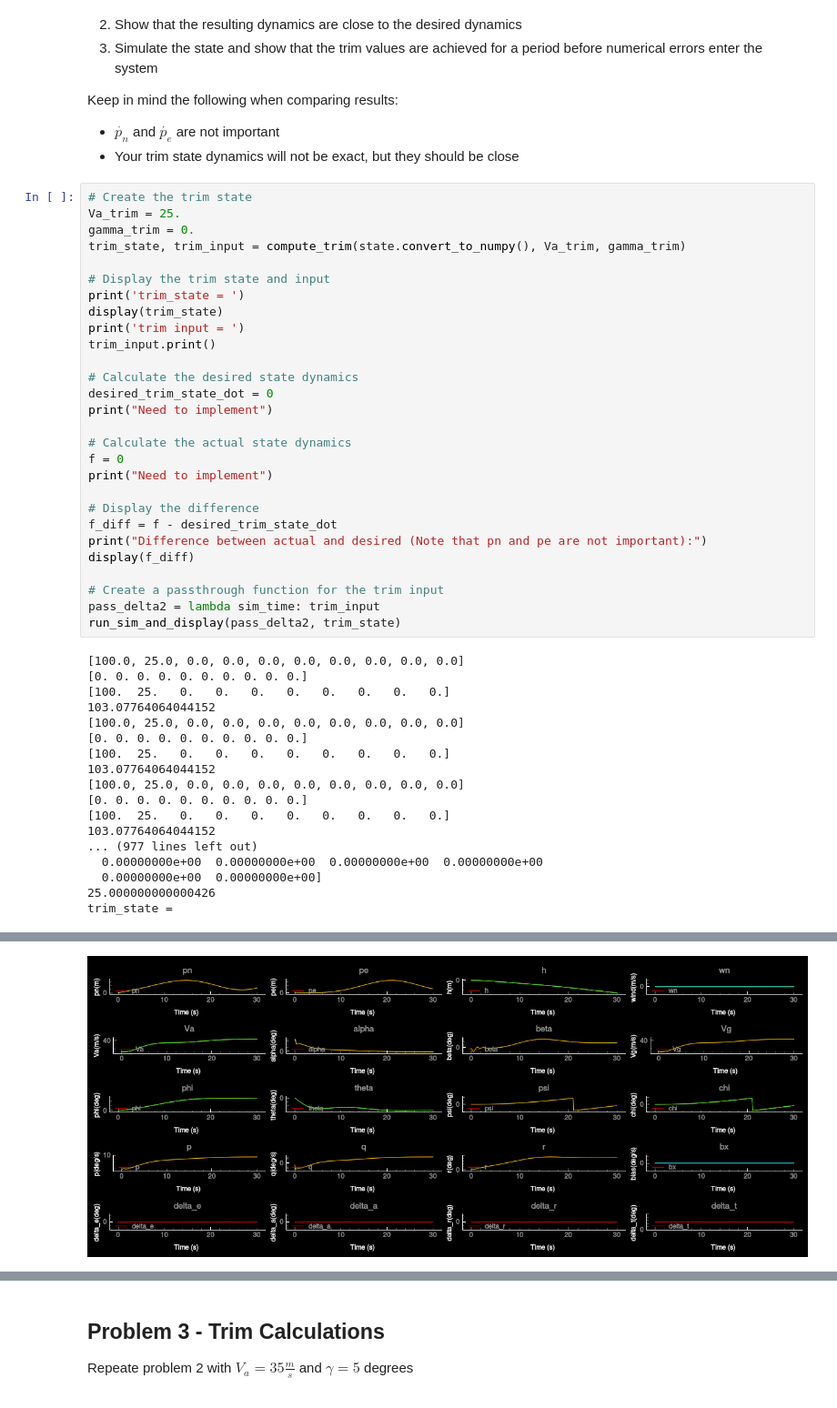
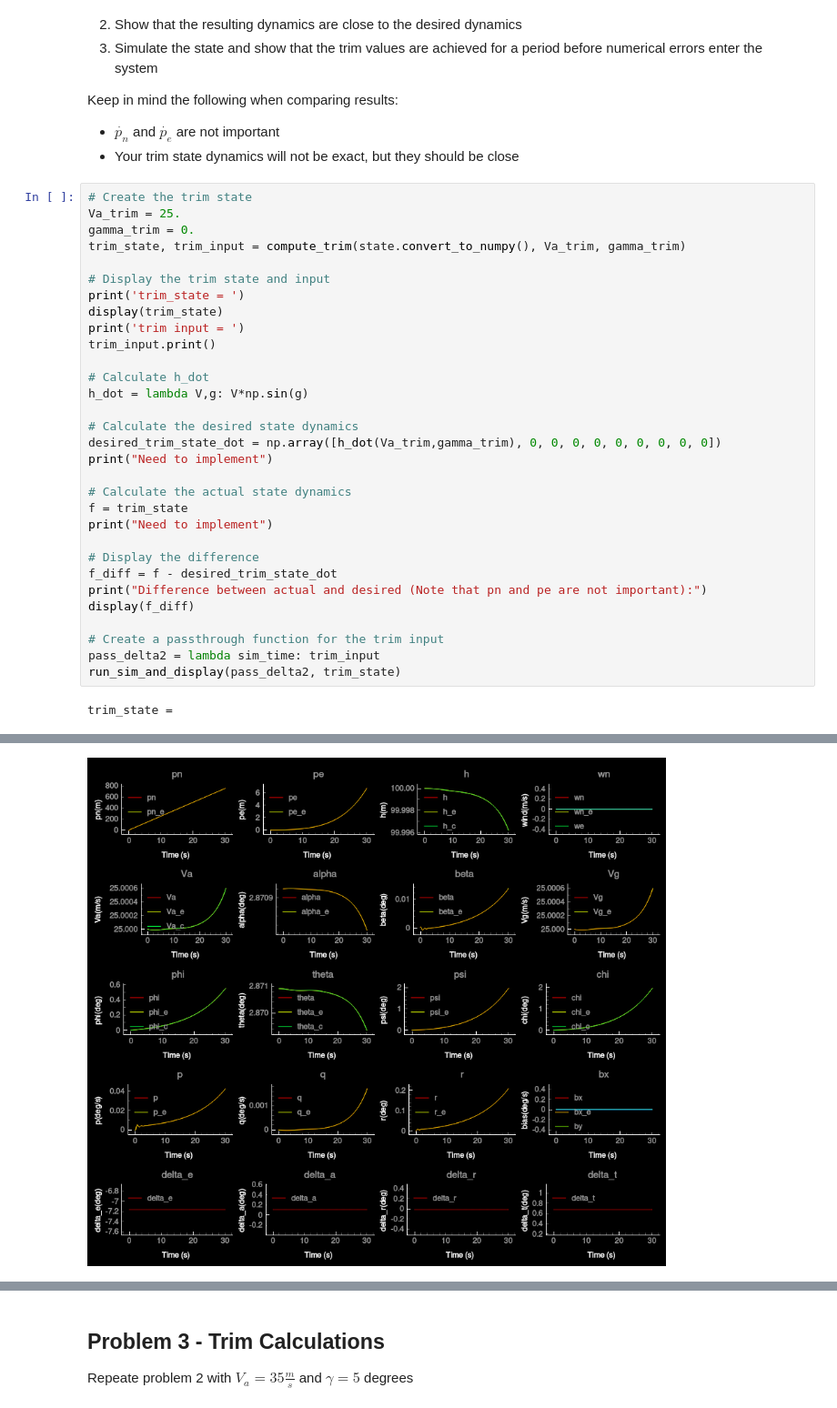
Before and after one commit to alexb7711/spring2022, a Jupyter notebook: small_aircraft/Chap05_Linear_Models_start/usu_assignments/ch05_linear_models.ipynb, the cells around one changed output, grey strips where cells are left out. Shown at 91% size. Cells and saved outputs as stored; diff of their text form.

```diff
--- a/small_aircraft/Chap05_Linear_Models_start/usu_assignments/ch05_linear_models.ipynb
+++ b/small_aircraft/Chap05_Linear_Models_start/usu_assignments/ch05_linear_models.ipynb
@@ -94,12 +94,15 @@ display(trim_state)
 print('trim input = ')
 trim_input.print()
 
+# Calculate h_dot
+h_dot = lambda V,g: V*np.sin(g)
+
 # Calculate the desired state dynamics
-desired_trim_state_dot = 0
+desired_trim_state_dot = np.array([h_dot(Va_trim,gamma_trim), 0, 0, 0, 0, 0, 0, 0, 0, 0])
 print("Need to implement")
 
 # Calculate the actual state dynamics
-f = 0
+f = trim_state
 print("Need to implement")
 
 # Display the difference
@@ -111,20 +114,4 @@ display(f_diff)
 pass_delta2 = lambda sim_time: trim_input
 run_sim_and_display(pass_delta2, trim_state)
 # %% [output]
-[100.0, 25.0, 0.0, 0.0, 0.0, 0.0, 0.0, 0.0, 0.0, 0.0]
-[0. 0. 0. 0. 0. 0. 0. 0. 0. 0.]
-[100.  25.   0.   0.   0.   0.   0.   0.   0.   0.]
-103.07764064044152
-[100.0, 25.0, 0.0, 0.0, 0.0, 0.0, 0.0, 0.0, 0.0, 0.0]
-[0. 0. 0. 0. 0. 0. 0. 0. 0. 0.]
-[100.  25.   0.   0.   0.   0.   0.   0.   0.   0.]
-103.07764064044152
-[100.0, 25.0, 0.0, 0.0, 0.0, 0.0, 0.0, 0.0, 0.0, 0.0]
-[0. 0. 0. 0. 0. 0. 0. 0. 0. 0.]
-[100.  25.   0.   0.   0.   0.   0.   0.   0.   0.]
-103.07764064044152
-... (977 lines left out)
-  0.00000000e+00  0.00000000e+00  0.00000000e+00  0.00000000e+00
-  0.00000000e+00  0.00000000e+00]
-25.000000000000426
 trim_state =
@@ -150 +153 @@ Difference between actual and desired (Note that pn and pe are not important):
-[figure, old version]
+[figure, new version]
```
Also changed, not shown: parts of 10 cells of this notebook, 4 other files.
